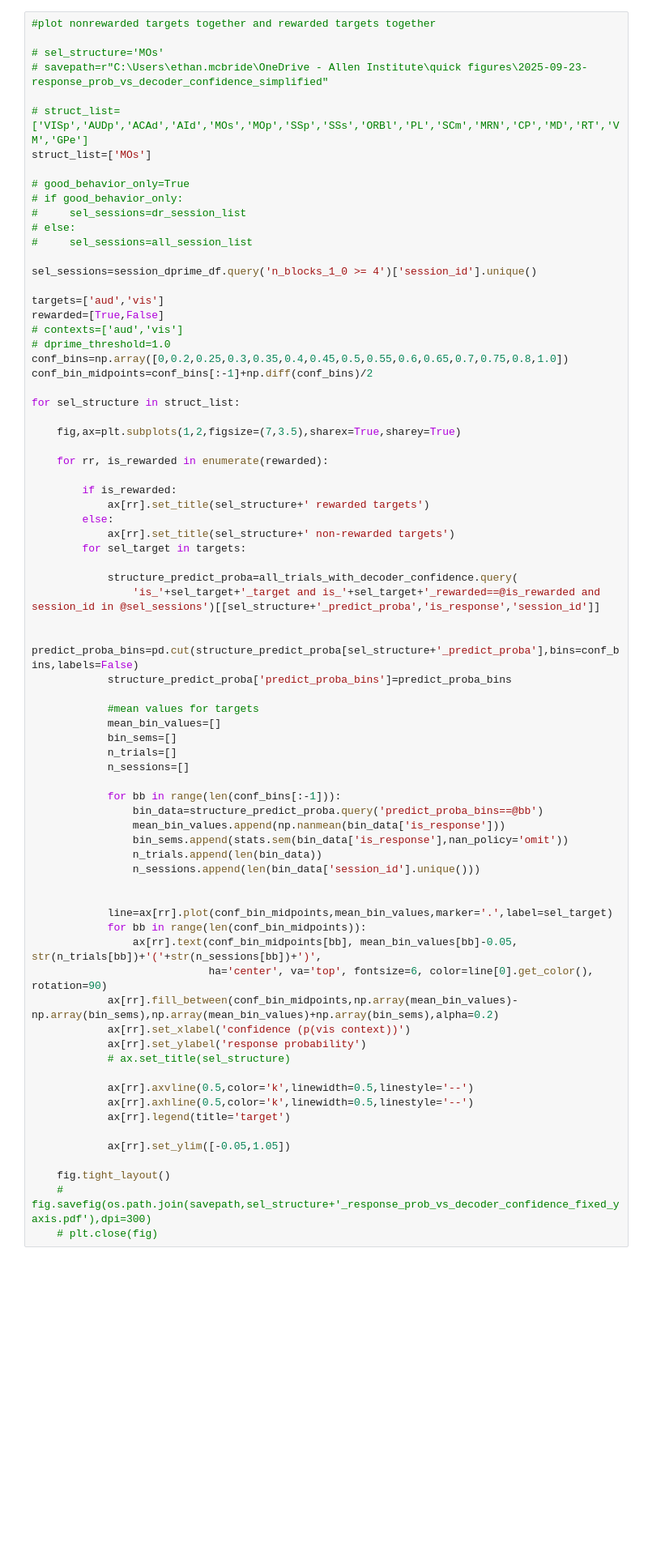
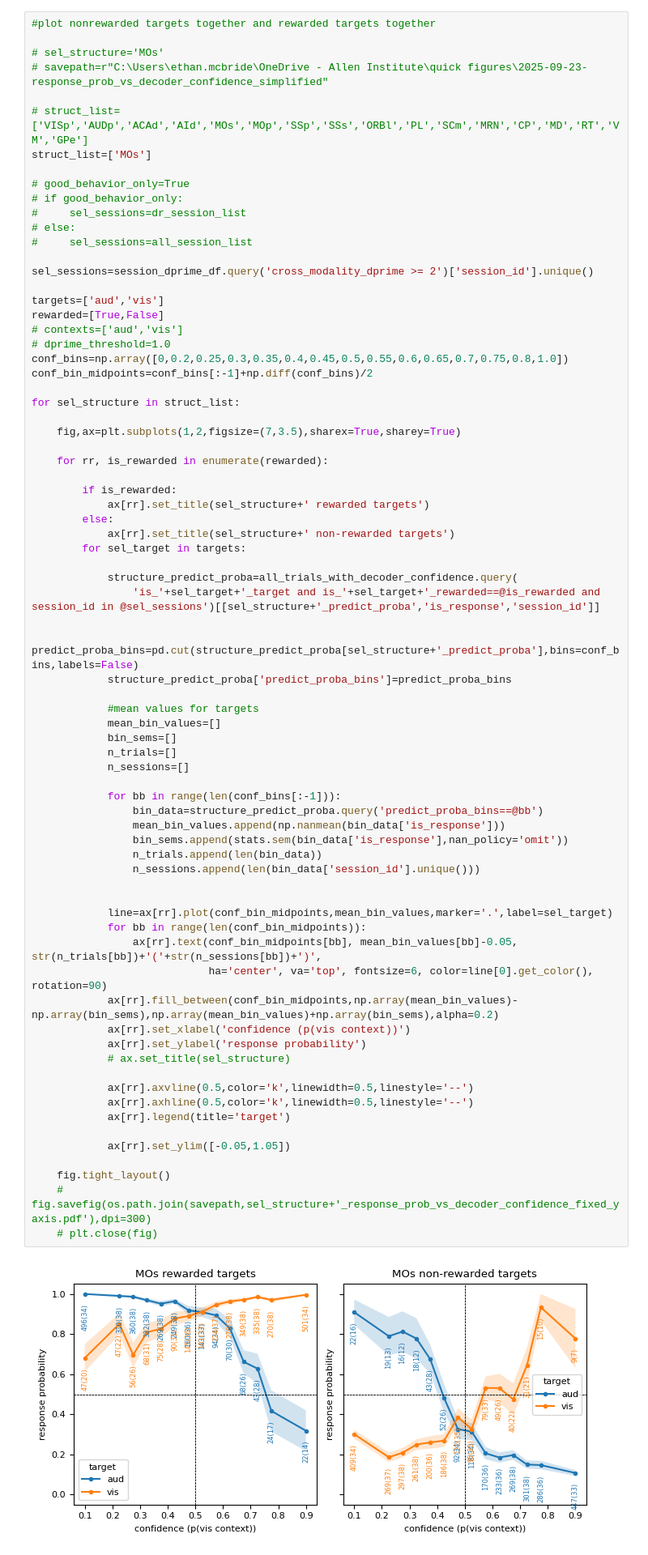
Before and after one commit to AllenInstitute/dynamic_routing_analysis, a Jupyter notebook: notebooks/response_rate_vs_decoder_confidence.ipynb, the cells around one changed output. Shown at 81% size. Saved outputs shown, nothing was run; the diff lists cells and outputs as text; blank space fills up the shorter version.

```diff
--- a/notebooks/response_rate_vs_decoder_confidence.ipynb
+++ b/notebooks/response_rate_vs_decoder_confidence.ipynb
@@ -319,7 +308,7 @@ struct_list=['MOs']
 # else:
 #     sel_sessions=all_session_list
 
-sel_sessions=session_dprime_df.query('n_blocks_1_0 >= 4')['session_id'].unique()
+sel_sessions=session_dprime_df.query('cross_modality_dprime >= 2')['session_id'].unique()
 
 targets=['aud','vis']
 rewarded=[True,False]
@@ -351,30 +340,32 @@ for sel_structure in struct_list:
             bin_sems=[]
             n_trials=[]
             n_sessions=[]
 
             for bb in range(len(conf_bins[:-1])):
                 bin_data=structure_predict_proba.query('predict_proba_bins==@bb')
                 mean_bin_values.append(np.nanmean(bin_data['is_response']))
                 bin_sems.append(stats.sem(bin_data['is_response'],nan_policy='omit'))
                 n_trials.append(len(bin_data))
                 n_sessions.append(len(bin_data['session_id'].unique()))
 
 
             line=ax[rr].plot(conf_bin_midpoints,mean_bin_values,marker='.',label=sel_target)
             for bb in range(len(conf_bin_midpoints)):
                 ax[rr].text(conf_bin_midpoints[bb], mean_bin_values[bb]-0.05, str(n_trials[bb])+'('+str(n_sessions[bb])+')',
                             ha='center', va='top', fontsize=6, color=line[0].get_color(), rotation=90)
             ax[rr].fill_between(conf_bin_midpoints,np.array(mean_bin_values)-np.array(bin_sems),np.array(mean_bin_values)+np.array(bin_sems),alpha=0.2)
             ax[rr].set_xlabel('confidence (p(vis context))')
             ax[rr].set_ylabel('response probability')
             # ax.set_title(sel_structure)
 
             ax[rr].axvline(0.5,color='k',linewidth=0.5,linestyle='--')
             ax[rr].axhline(0.5,color='k',linewidth=0.5,linestyle='--')
             ax[rr].legend(title='target')
 
             ax[rr].set_ylim([-0.05,1.05])
 
     fig.tight_layout()
     # fig.savefig(os.path.join(savepath,sel_structure+'_response_prob_vs_decoder_confidence_fixed_yaxis.pdf'),dpi=300)
     # plt.close(fig)
+# %% [output]
+[figure, added]
```
Also changed, not shown: parts of 6 cells of this notebook, 3 other files.
